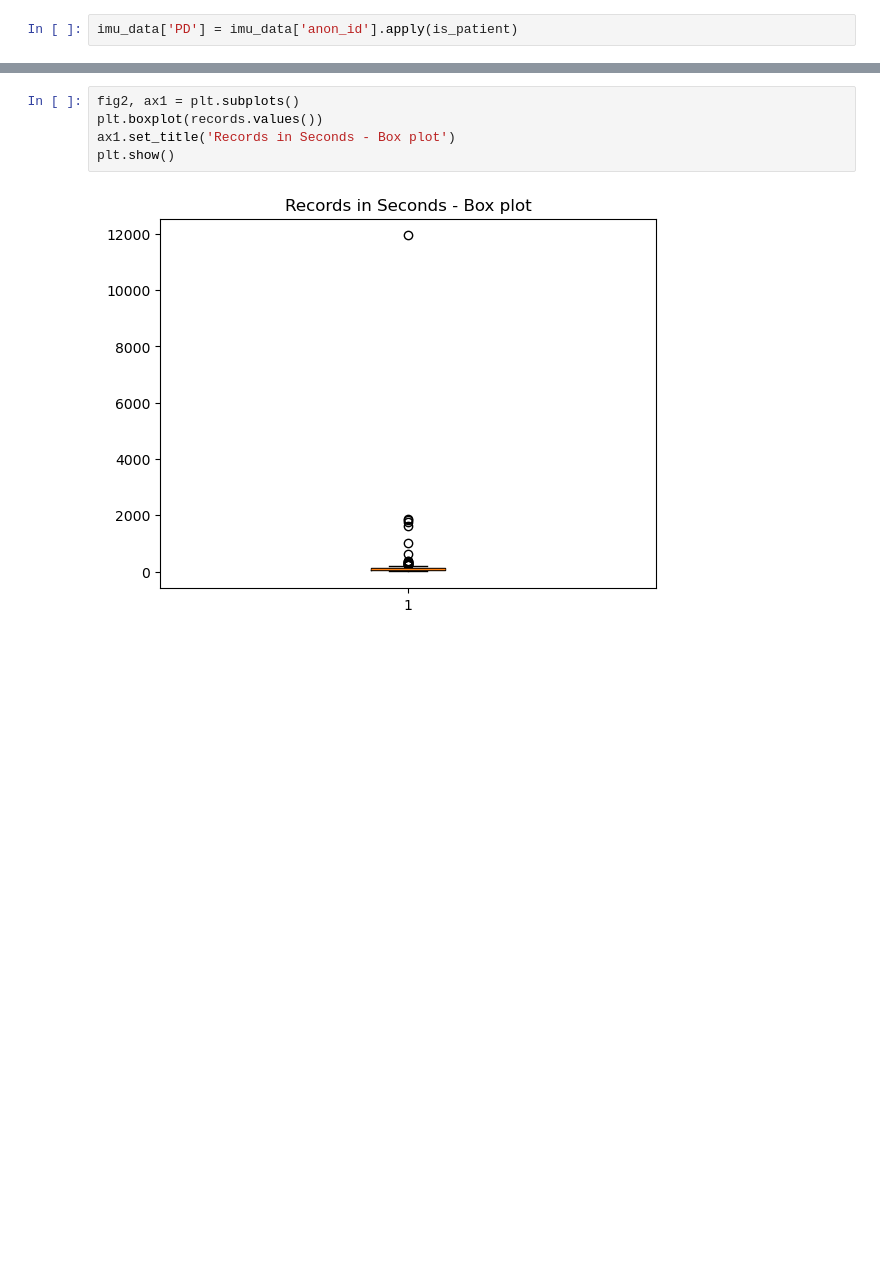
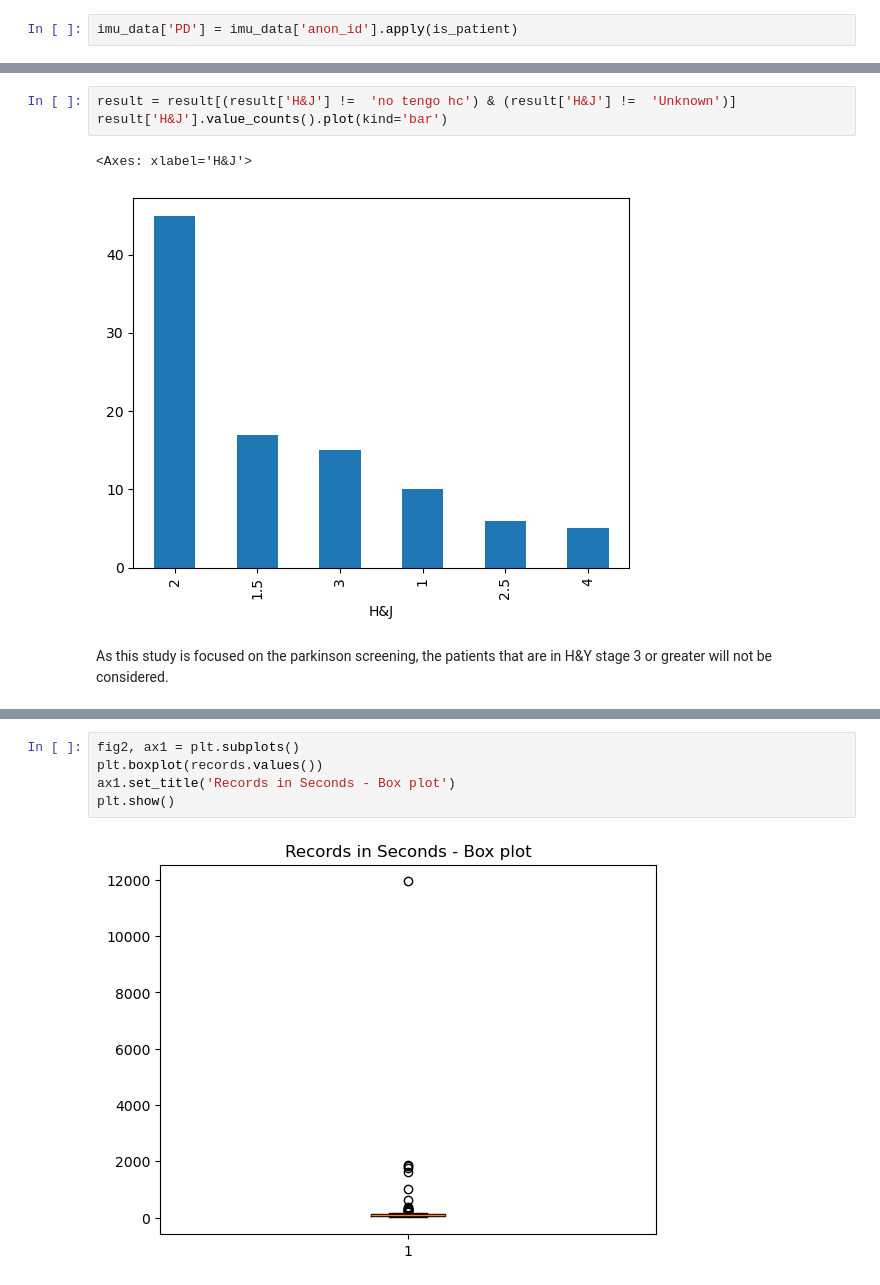
Before and after one commit to jose-2001/AIForIMUParkinsonData, a Jupyter notebook: notebooks/data_understanding/s1-exploartory-data-analysis.ipynb, the cells around one changed output, grey strips where cells are left out. Drawn from its saved outputs; the diff is of its cells as text; blank space fills up the shorter version.

```diff
--- a/notebooks/data_understanding/s1-exploartory-data-analysis.ipynb
+++ b/notebooks/data_understanding/s1-exploartory-data-analysis.ipynb
@@ -152,0 +287,9 @@ dtype: int64
+# %%
+result = result[(result['H&J'] !=  'no tengo hc') & (result['H&J'] !=  'Unknown')]
+result['H&J'].value_counts().plot(kind='bar')
+# %% [output]
+<Axes: xlabel='H&J'>
+[figure, added]
+# %% [markdown]
+As this study is focused on the parkinson screening, the patients that are in H&Y stage 3 or greater
+will not be considered.
```
Also changed, not shown: parts of 122 cells of this notebook, 2 other files.
